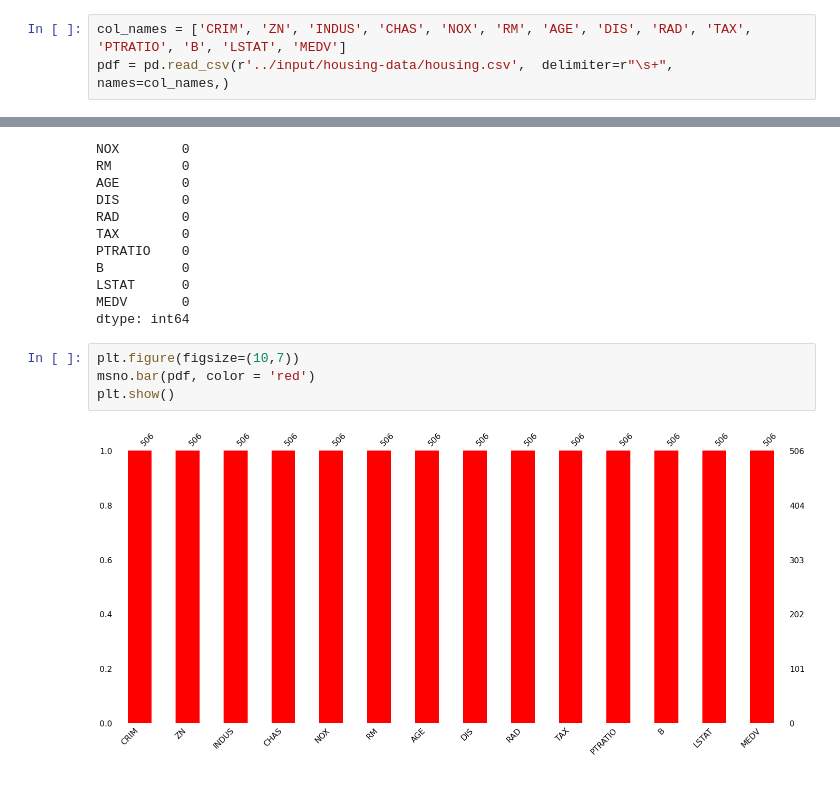
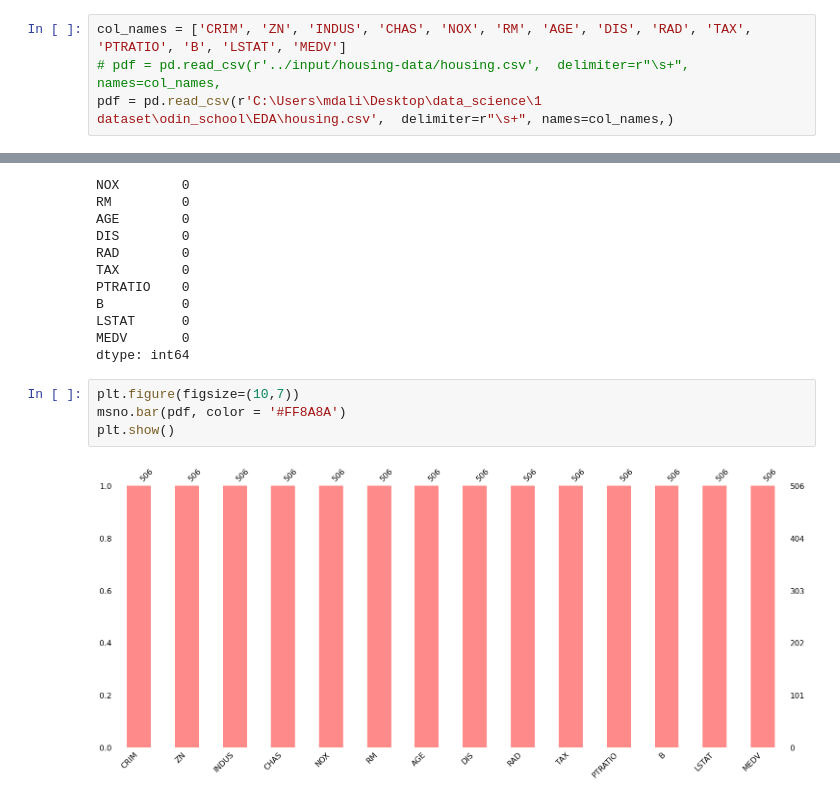
Before and after one commit to MdAliRaza/Housing, a Jupyter notebook: housing.ipynb, the cells around one changed output, grey strips where cells are left out. Drawn from its saved outputs; the diff is of its cells as text.

```diff
--- a/housing.ipynb
+++ b/housing.ipynb
@@ -7,7 +7,8 @@ import missingno as msno
 import plotly
 # %%
 col_names = ['CRIM', 'ZN', 'INDUS', 'CHAS', 'NOX', 'RM', 'AGE', 'DIS', 'RAD', 'TAX', 'PTRATIO', 'B', 'LSTAT', 'MEDV']
-pdf = pd.read_csv(r'../input/housing-data/housing.csv',  delimiter=r"\s+", names=col_names,)
+# pdf = pd.read_csv(r'../input/housing-data/housing.csv',  delimiter=r"\s+", names=col_names,
+pdf = pd.read_csv(r'C:\Users\mdali\Desktop\data_science\1 dataset\odin_school\EDA\housing.csv',  delimiter=r"\s+", names=col_names,)
 # %%
 print('Number of Observation dataset has : ', pdf.shape[0])
 print('Number of Variable dataset has    : ', pdf.shape[1])
@@ -130,7 +131,7 @@ MEDV       0
 dtype: int64
 # %%
 plt.figure(figsize=(10,7))
-msno.bar(pdf, color = 'red')
+msno.bar(pdf, color = '#FF8A8A')
 plt.show()
 # %% [output]
-[figure, old version]
+[figure, new version]
```
Also changed, not shown: parts of 14 cells of this notebook, 2 other files.
